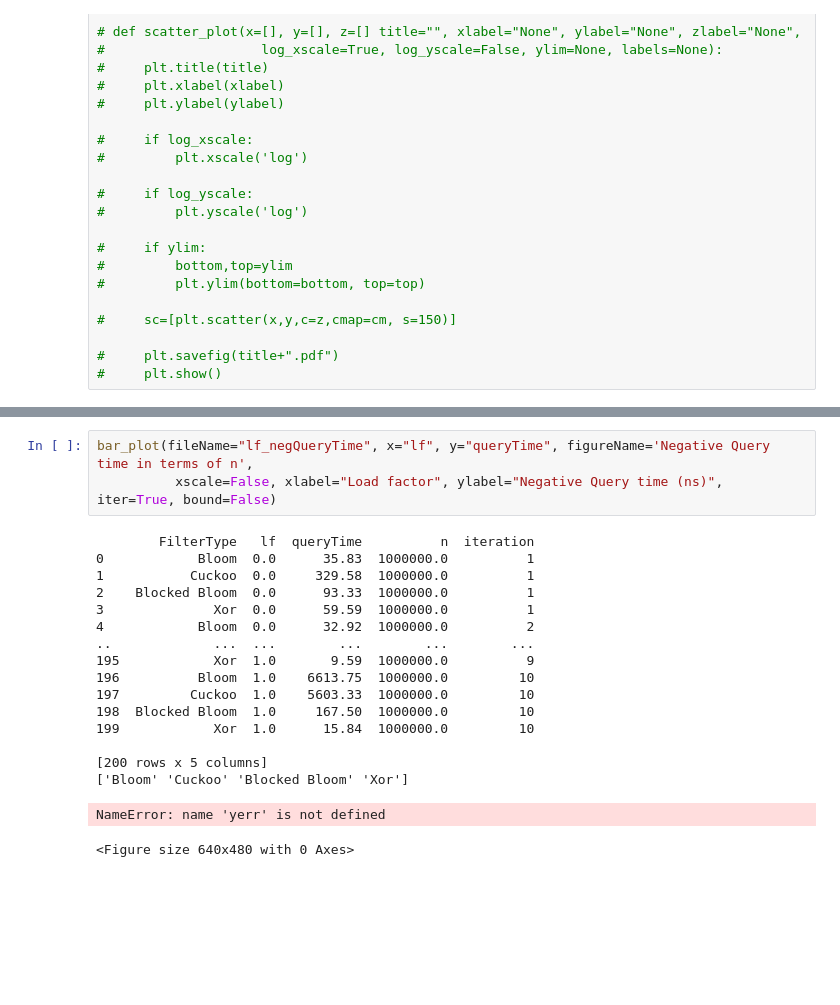
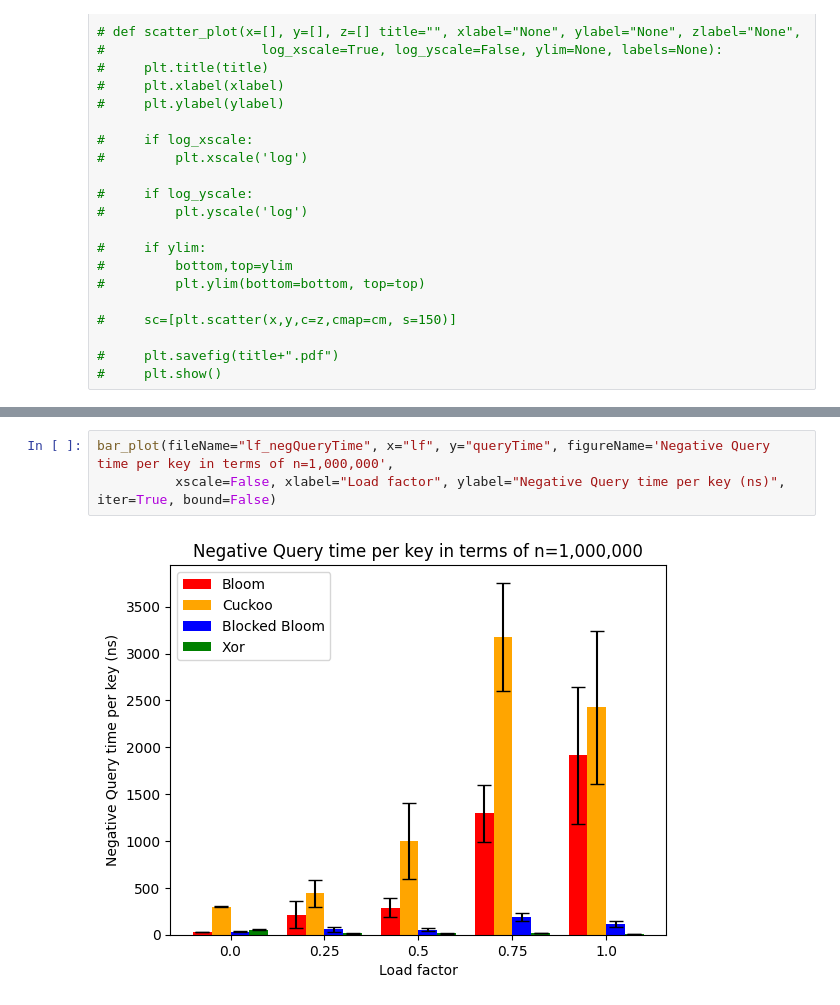
Before and after one commit to jayden14141/Filters, a Jupyter notebook: plot.ipynb, the cells around one changed output, grey strips where cells are left out. Saved outputs shown, nothing was run; the diff lists cells and outputs as text; blank space fills up the shorter version.

Commit message:
Fixed bloom fpr, added plot funcitons

```diff
--- a/plot.ipynb
+++ b/plot.ipynb
@@ -200,22 +181,6 @@ line_plot(fileName="buildTime_n", x="n", y="constTime", figureName='Construction
 # %%
-bar_plot(fileName="lf_negQueryTime", x="lf", y="queryTime", figureName='Negative Query time in terms of n',
-          xscale=False, xlabel="Load factor", ylabel="Negative Query time (ns)", iter=True, bound=False)
+bar_plot(fileName="lf_negQueryTime", x="lf", y="queryTime", figureName='Negative Query time per key in terms of n=1,000,000',
+          xscale=False, xlabel="Load factor", ylabel="Negative Query time per key (ns)", iter=True, bound=False)
 # %% [output]
-        FilterType   lf  queryTime          n  iteration
-0            Bloom  0.0      35.83  1000000.0          1
-1           Cuckoo  0.0     329.58  1000000.0          1
-2    Blocked Bloom  0.0      93.33  1000000.0          1
-3              Xor  0.0      59.59  1000000.0          1
-4            Bloom  0.0      32.92  1000000.0          2
-..             ...  ...        ...        ...        ...
-195            Xor  1.0       9.59  1000000.0          9
-196          Bloom  1.0    6613.75  1000000.0         10
-197         Cuckoo  1.0    5603.33  1000000.0         10
-198  Blocked Bloom  1.0     167.50  1000000.0         10
-199            Xor  1.0      15.84  1000000.0         10
-
-[200 rows x 5 columns]
-['Bloom' 'Cuckoo' 'Blocked Bloom' 'Xor']
-NameError: name 'yerr' is not defined
-<Figure size 640x480 with 0 Axes>
+[figure, added]
 # %%
```
Also changed, not shown: parts of 11 cells of this notebook, 11 other files.
